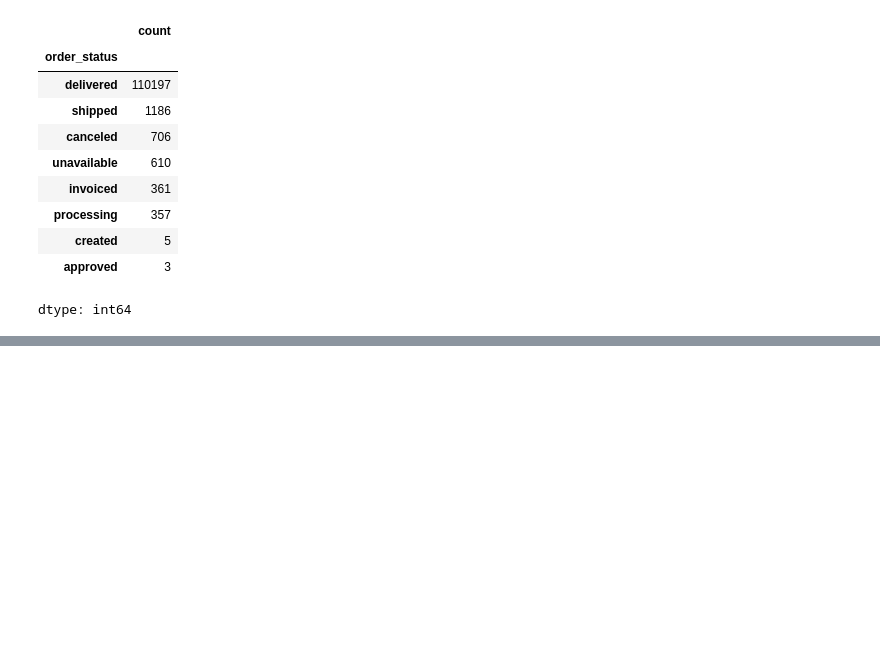
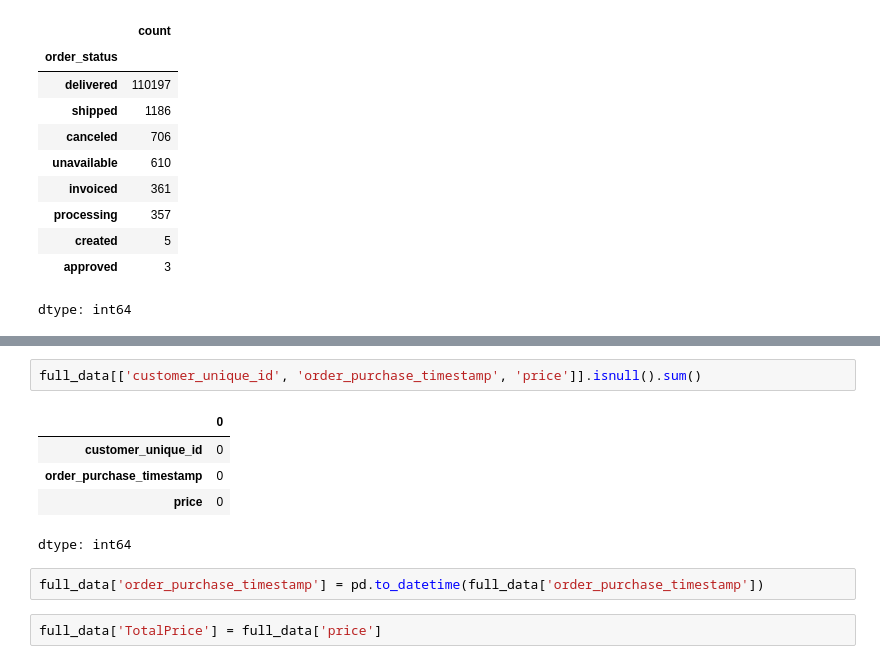
Before and after one commit to raheel-9deem/E-commerce-Intellegence-System, a Jupyter notebook: notebooks/02_data_cleaning.ipynb, the cells around one changed output, grey strips where cells are left out. Drawn from its saved outputs; the diff is of its cells as text; blank space fills up the shorter version.

```diff
--- a/notebooks/02_data_cleaning.ipynb
+++ b/notebooks/02_data_cleaning.ipynb
@@ -339,0 +354,12 @@ dtype: int64
+# %%
+full_data[['customer_unique_id', 'order_purchase_timestamp', 'price']].isnull().sum()
+# %% [output]
+|  | 0 |
+| customer_unique_id | 0 |
+| order_purchase_timestamp | 0 |
+| price | 0 |
+dtype: int64
+# %%
+full_data['order_purchase_timestamp'] = pd.to_datetime(full_data['order_purchase_timestamp'])
+# %%
+full_data['TotalPrice'] = full_data['price']
```
Also changed, not shown: parts of 6 cells of this notebook.
